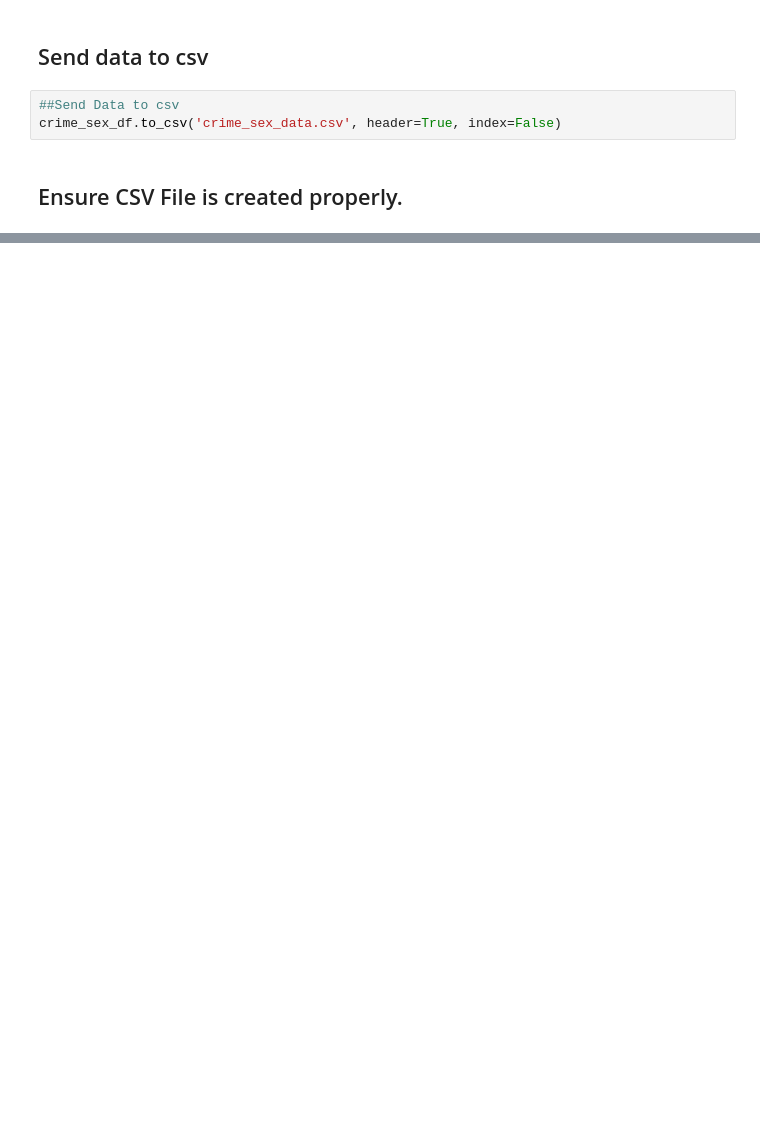
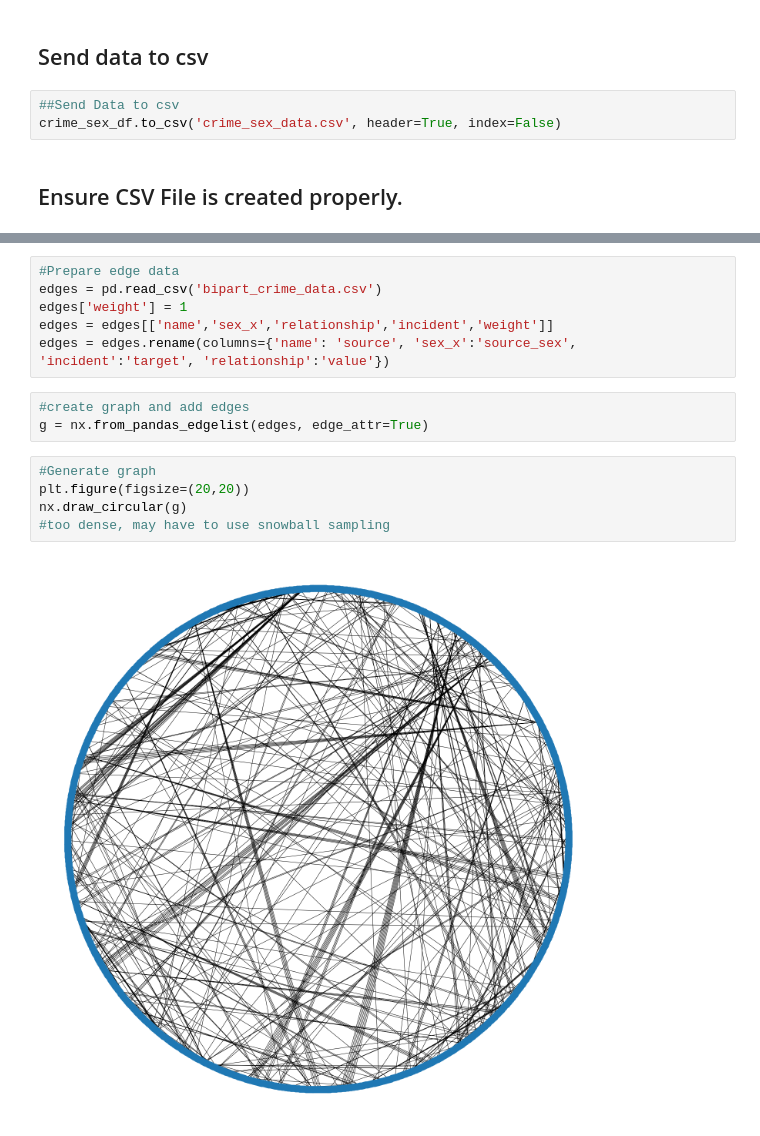
Before and after one commit to WillieDavonSmalls/KJW_CUNY_DATA_620, a Jupyter notebook: KJW_Project2_DS620/data/project2_data_wrangling.ipynb, the cells around one changed output, grey strips where cells are left out. Saved outputs shown, nothing was run; the diff lists cells and outputs as text; blank space fills up the shorter version.

```diff
--- a/KJW_Project2_DS620/data/project2_data_wrangling.ipynb
+++ b/KJW_Project2_DS620/data/project2_data_wrangling.ipynb
@@ -176,0 +257,16 @@ crime_data_df
+# %%
+#Prepare edge data
+edges = pd.read_csv('bipart_crime_data.csv')
+edges['weight'] = 1
+edges = edges[['name','sex_x','relationship','incident','weight']]
+edges = edges.rename(columns={'name': 'source', 'sex_x':'source_sex', 'incident':'target', 'relationship':'value'})
+# %%
+#create graph and add edges
+g = nx.from_pandas_edgelist(edges, edge_attr=True)
+# %%
+#Generate graph
+plt.figure(figsize=(20,20))
+nx.draw_circular(g)
+#too dense, may have to use snowball sampling
+# %% [output]
+[figure, added]
```
Also changed, not shown: parts of 9 cells of this notebook.
